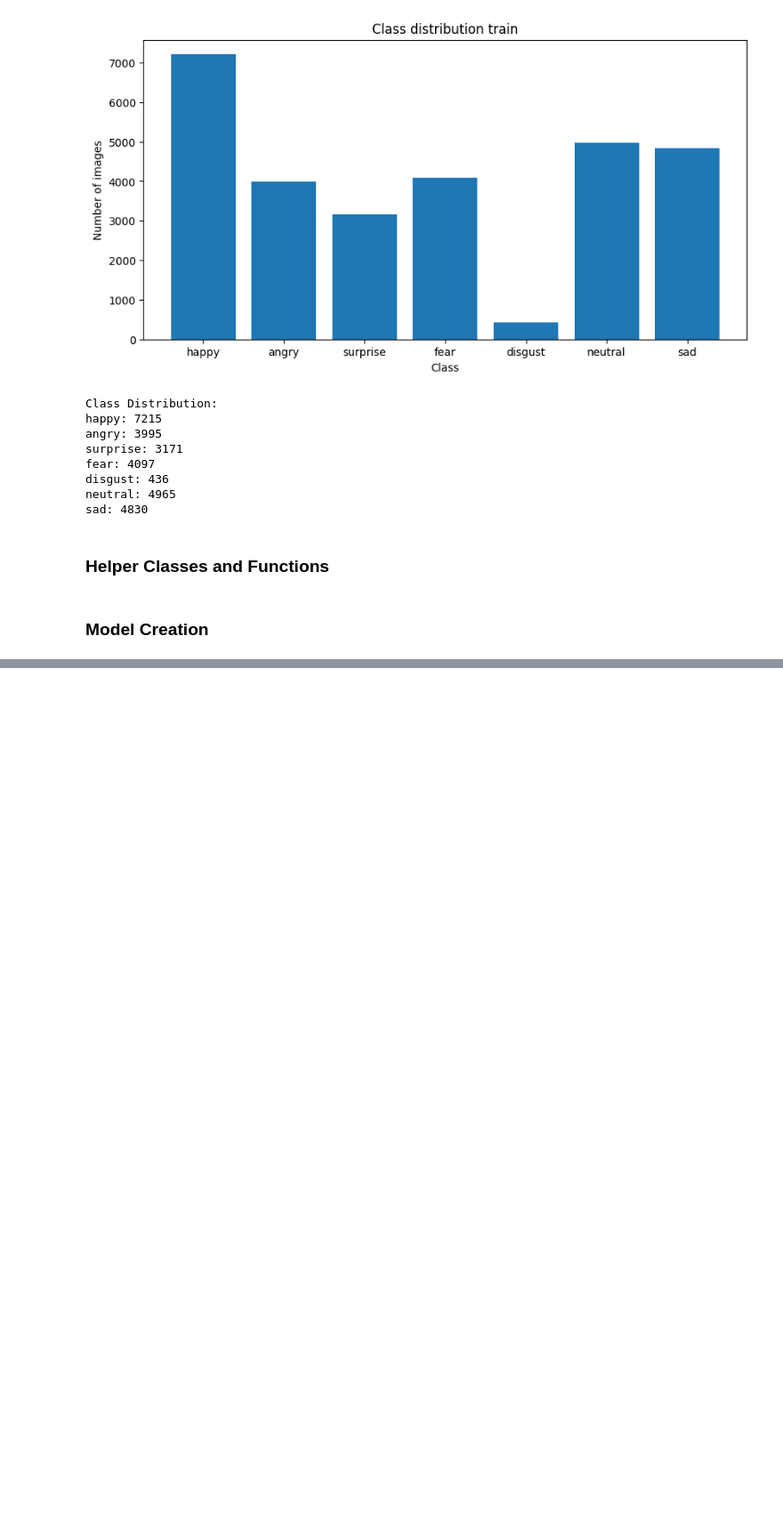
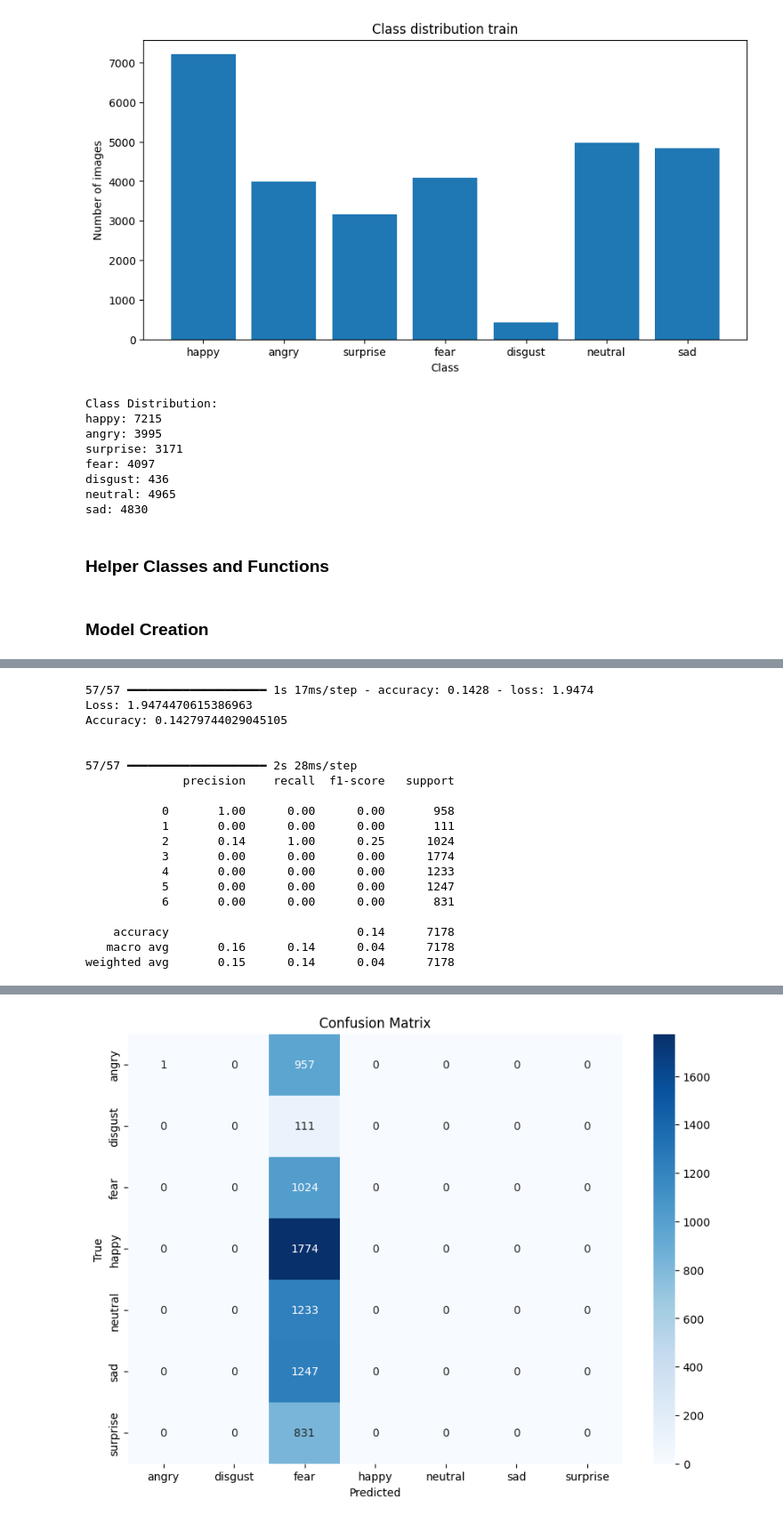
Before and after one commit to YiannisParask/facial-emotion-recognition, a Jupyter notebook: notebooks/emotion-image-recognition.ipynb, the cells around one changed output, grey strips where cells are left out. Shown at 89% size. Drawn from its saved outputs; the diff is of its cells as text; code cells hidden in the pictures; blank space fills up the shorter version.

```diff
--- a/notebooks/emotion-image-recognition.ipynb
+++ b/notebooks/emotion-image-recognition.ipynb
@@ -536,0 +580,22 @@ AxisError: axis 1 is out of bounds for array of dimension 1
+# %%
+metrics(best_model, class_names, test_ds)
+# %% [output]
+57/57 ━━━━━━━━━━━━━━━━━━━━ 1s 17ms/step - accuracy: 0.1428 - loss: 1.9474
+Loss: 1.9474470615386963
+Accuracy: 0.14279744029045105
+
+
+57/57 ━━━━━━━━━━━━━━━━━━━━ 2s 28ms/step
+              precision    recall  f1-score   support
+
+           0       1.00      0.00      0.00       958
+           1       0.00      0.00      0.00       111
+           2       0.14      1.00      0.25      1024
+           3       0.00      0.00      0.00      1774
+           4       0.00      0.00      0.00      1233
+           5       0.00      0.00      0.00      1247
+           6       0.00      0.00      0.00       831
+
+    accuracy                           0.14      7178
+   macro avg       0.16      0.14      0.04      7178
+weighted avg       0.15      0.14      0.04      7178
@@ -536,0 +603 @@ AxisError: axis 1 is out of bounds for array of dimension 1
+[figure, added]
```
Also changed, not shown: parts of 12 cells of this notebook.
